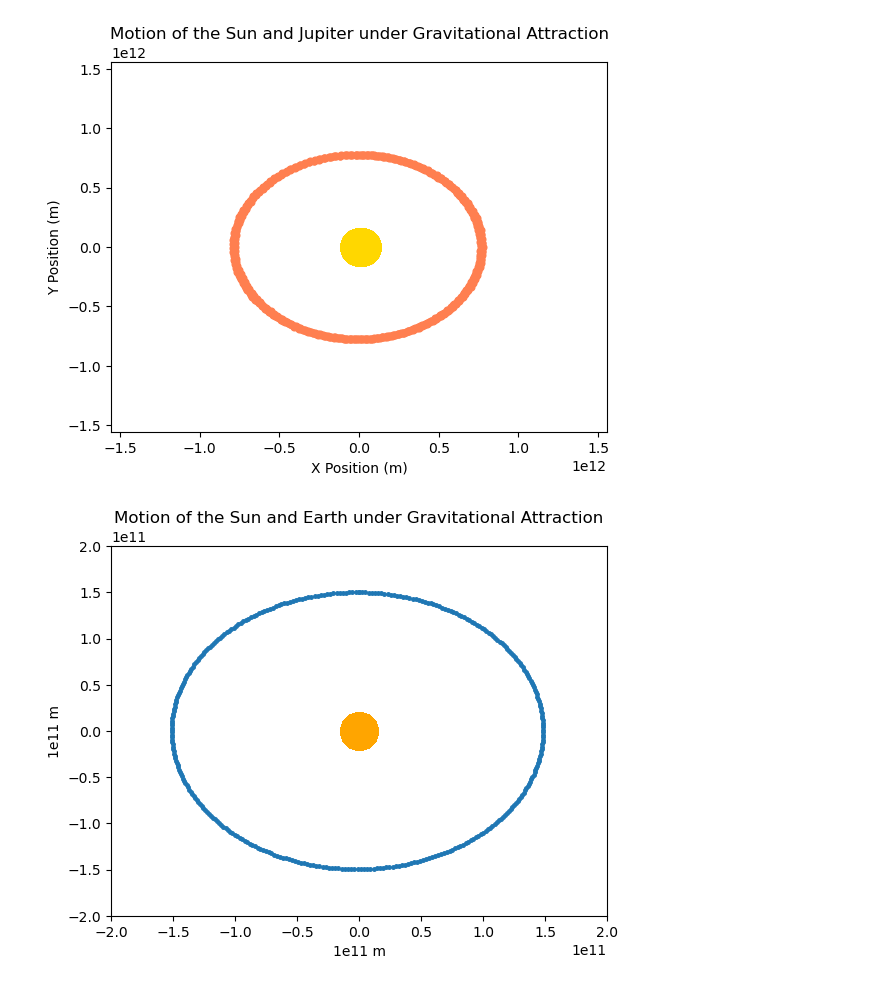
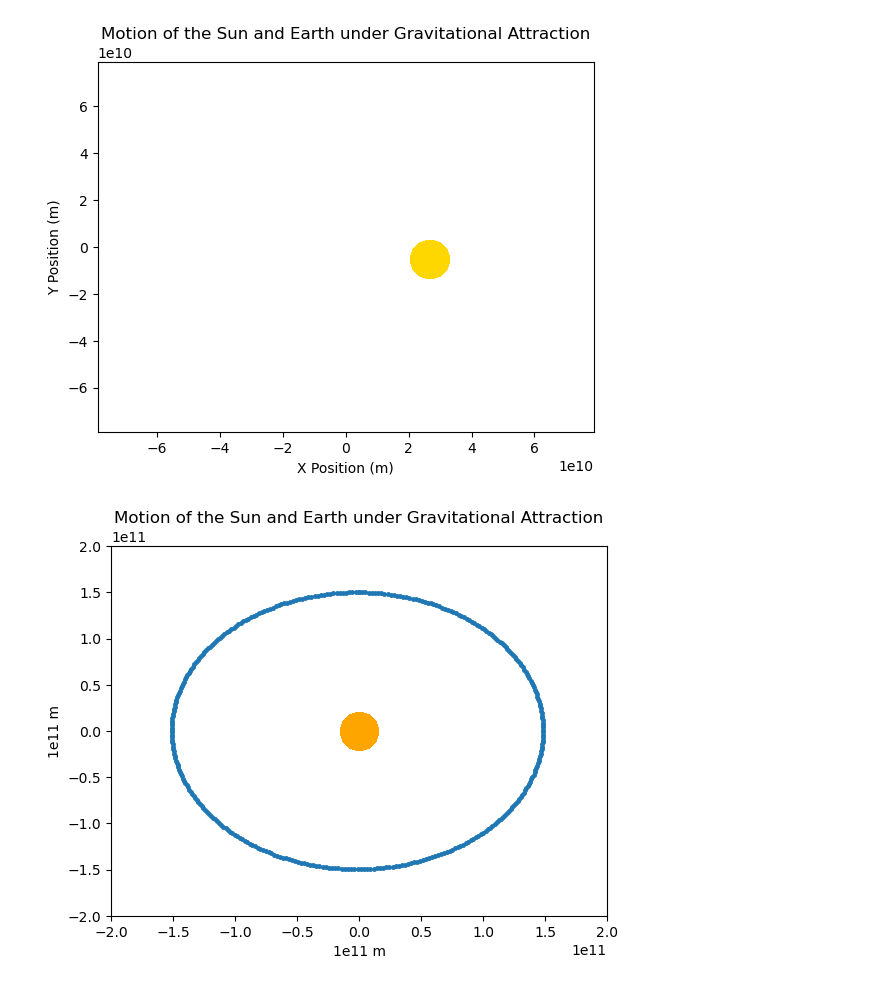
Before and after one commit to rmorefield/nasagsfc_project, a Jupyter notebook: Project_for_NASA_GSFC.ipynb, the cells around one changed output. Saved outputs shown, nothing was run; the diff lists cells and outputs as text; code cells hidden in the pictures.

Commit message:
Added full plot orbit functionality

```diff
--- a/Project_for_NASA_GSFC.ipynb
+++ b/Project_for_NASA_GSFC.ipynb
@@ -117,12 +180,12 @@ Star = generate_random_star()
 # Calculate the orbital velocity of Earth and Jupiter around the Sun
 Earth.velocity = np.array([calculate_orbital_velocity(Sun, Earth), 0, 0])
 Jupiter.velocity = np.array([calculate_orbital_velocity(Sun, Jupiter), 0, 0])
-
-# When choosing Earth, use simulation_length = 1000
-# When choosing Jupiter, use 16000/30, dt = SEC_PER_DAY*30
-plot_orbit(Sun, Jupiter, 16000/30, SEC_PER_DAY*30)
-# %% [output]
-[figure, removed]
+# %%
+# When choosing Earth, recommended simulation_length = 800/2, dt = SEC_PER_DAY*2
+# When choosing Jupiter, recommended simulation_length = 13000/30, dt = SEC_PER_DAY*30
+plot_orbit(Sun, Earth, 365)
+# %% [output]
+[figure, added]
 # %%
 grav_constant = 6.67e-11 #Nm^2/kg^2
 sun_radius = 7e8 #m
```
Also changed, not shown: parts of 2 cells of this notebook.
